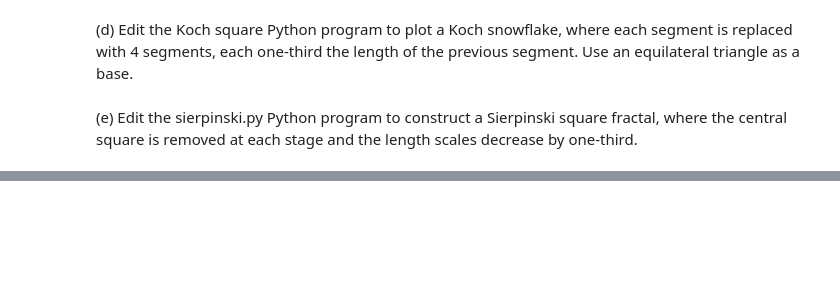
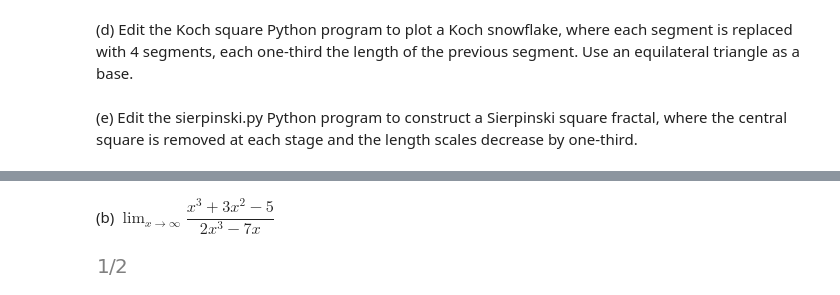
Before and after one commit to igoandrade/python_learning, a Jupyter notebook: dynamical_systems_with_python/chap_01/chap_01.ipynb, the cells around one changed output, grey strips where cells are left out. Cells and saved outputs as stored; diff of their text form; code cells hidden in the pictures; blank space fills up the shorter version.

```diff
--- a/dynamical_systems_with_python/chap_01/chap_01.ipynb
+++ b/dynamical_systems_with_python/chap_01/chap_01.ipynb
@@ -126,0 +323,6 @@ koch_square(200,4)
+# %% [markdown]
+(b) $\lim_{x \rightarrow \infty} \dfrac{x^3 + 3x^2 - 5}{2x^3 - 7x}$
+# %%
+sp.limit((x**3 + 3*x**2 - 5)/(2*x**3 - 7*x), x, oo)
+# %% [output]
+[figure, added]
```
Also changed, not shown: parts of 101 cells of this notebook, 4 other files.
